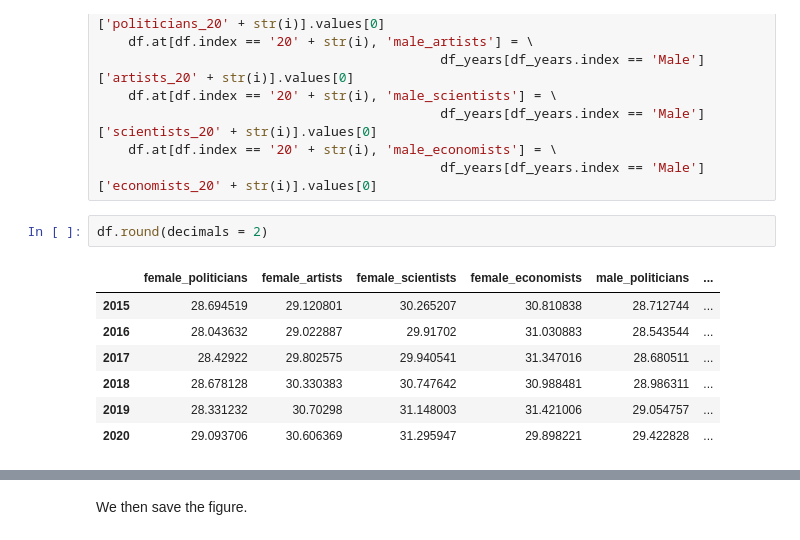
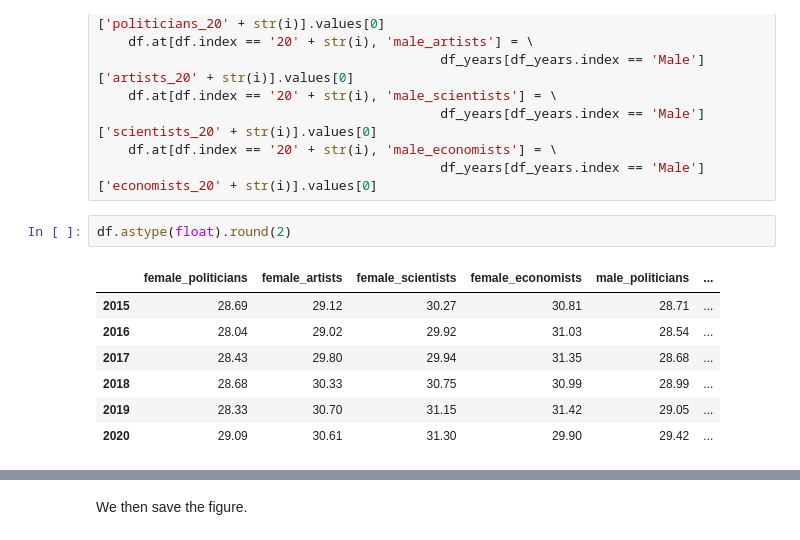
Before and after one commit to coraliegrobel/ada-2021-project-sv4ever, a Jupyter notebook: ada_main.ipynb, the cells around one changed output, grey strips where cells are left out. Drawn from its saved outputs; the diff is of its cells as text.

```diff
--- a/ada_main.ipynb
+++ b/ada_main.ipynb
@@ -1391,15 +1386,15 @@ for i in range(15,21) :
     df.at[df.index == '20' + str(i), 'male_economists'] = \
                                             df_years[df_years.index == 'Male']['economists_20' + str(i)].values[0]
 # %%
-df.round(decimals = 2)
+df.astype(float).round(2)
 # %% [output]
 |  | female_politicians | female_artists | female_scientists | female_economists | male_politicians | ... |
-| 2015 | 28.694519 | 29.120801 | 30.265207 | 30.810838 | 28.712744 | ... |
-| 2016 | 28.043632 | 29.022887 | 29.91702 | 31.030883 | 28.543544 | ... |
-| 2017 | 28.42922 | 29.802575 | 29.940541 | 31.347016 | 28.680511 | ... |
-| 2018 | 28.678128 | 30.330383 | 30.747642 | 30.988481 | 28.986311 | ... |
-| 2019 | 28.331232 | 30.70298 | 31.148003 | 31.421006 | 29.054757 | ... |
-| 2020 | 29.093706 | 30.606369 | 31.295947 | 29.898221 | 29.422828 | ... |
+| 2015 | 28.69 | 29.12 | 30.27 | 30.81 | 28.71 | ... |
+| 2016 | 28.04 | 29.02 | 29.92 | 31.03 | 28.54 | ... |
+| 2017 | 28.43 | 29.80 | 29.94 | 31.35 | 28.68 | ... |
+| 2018 | 28.68 | 30.33 | 30.75 | 30.99 | 28.99 | ... |
+| 2019 | 28.33 | 30.70 | 31.15 | 31.42 | 29.05 | ... |
+| 2020 | 29.09 | 30.61 | 31.30 | 29.90 | 29.42 | ... |
 # %%
 # Females
 trace_fem_pol = go.Scatter(x = df.index, y = df['female_politicians'], name = "female_politicians",
```
Also changed, not shown: parts of 5 cells of this notebook.
